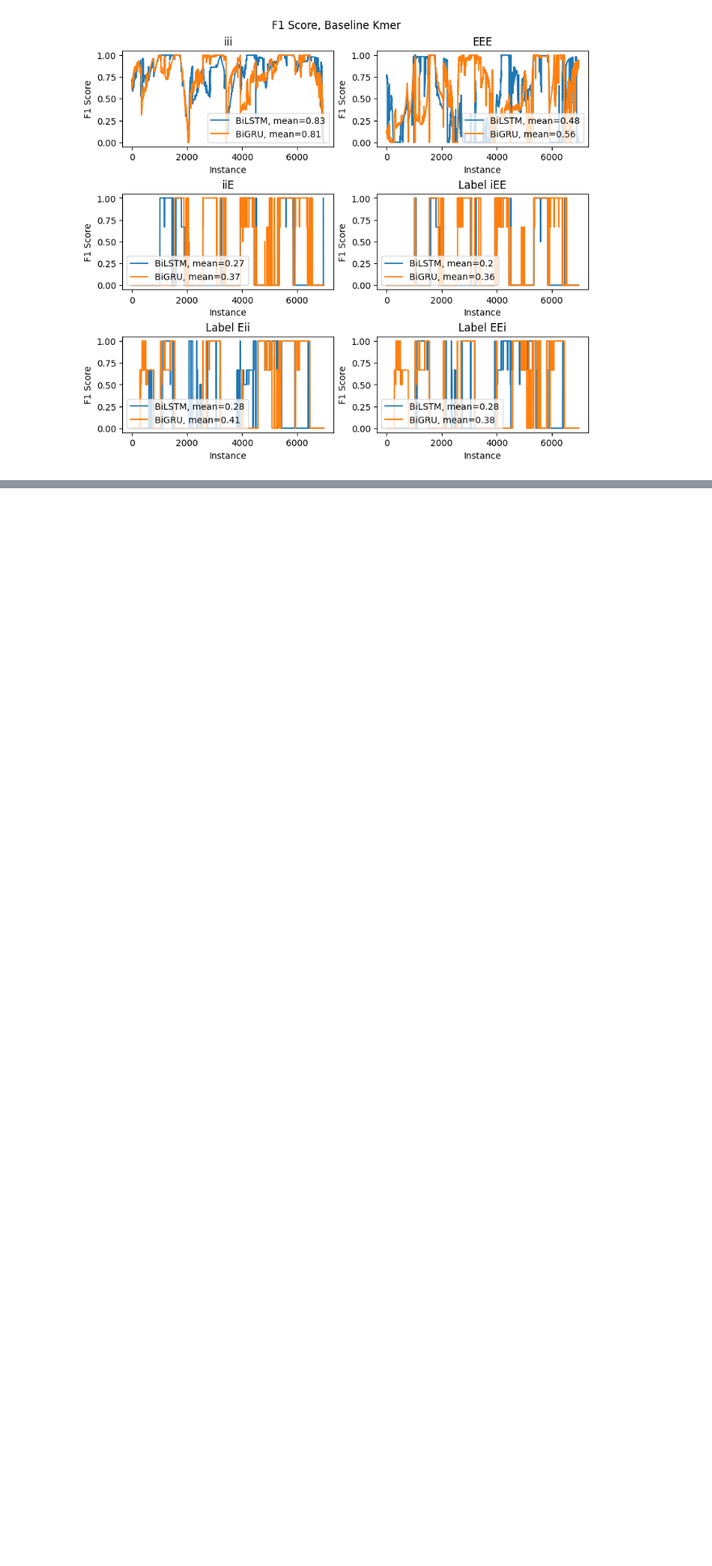
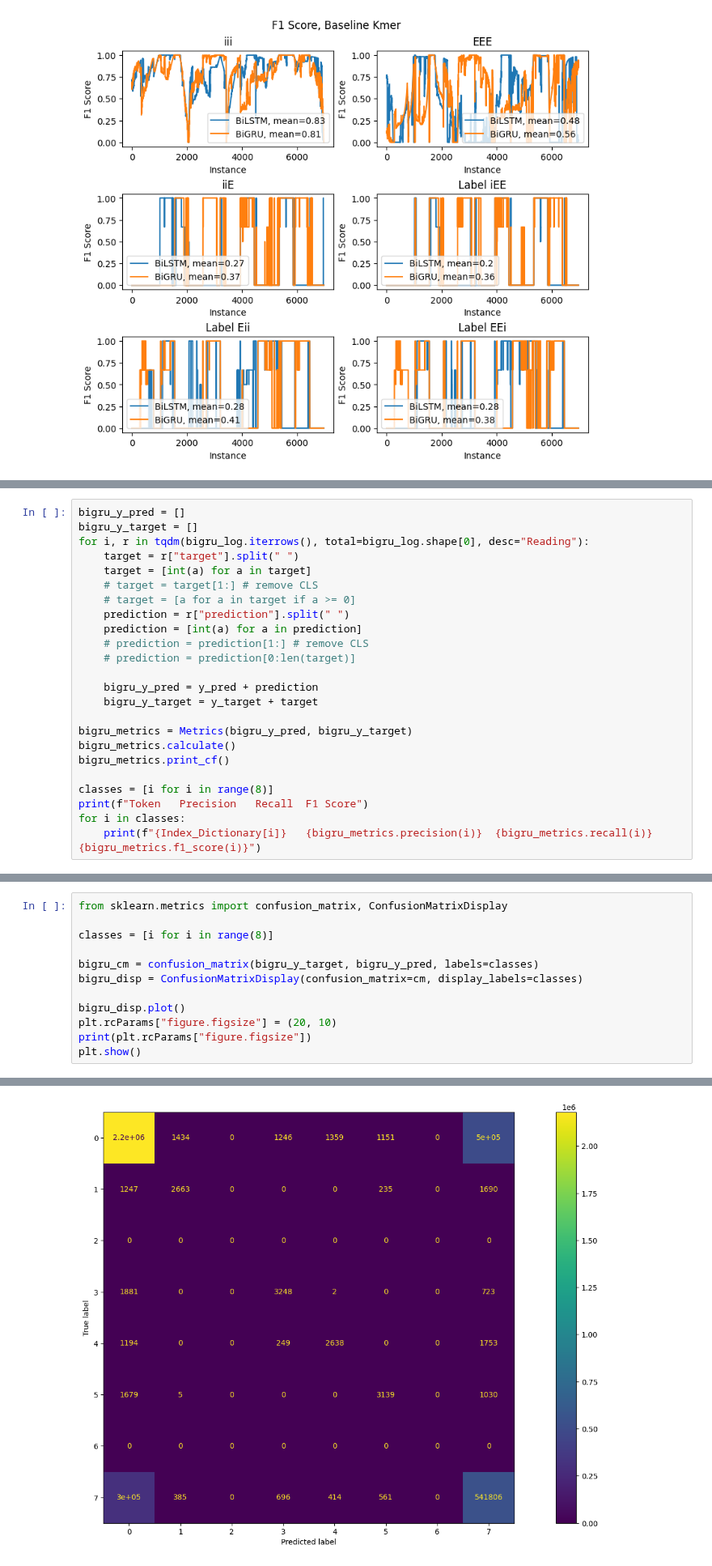
Before and after one commit to anwari32/sequence-processing, a Jupyter notebook: baseline_prediction.ipynb, the cells around one changed output, grey strips where cells are left out. Shown at 81% size. Saved outputs shown, nothing was run; the diff lists cells and outputs as text; blank space fills up the shorter version.

```diff
--- a/baseline_prediction.ipynb
+++ b/baseline_prediction.ipynb
@@ -596,0 +702,24 @@ plt.show()
+# %%
+bigru_y_pred = []
+bigru_y_target = []
+for i, r in tqdm(bigru_log.iterrows(), total=bigru_log.shape[0], desc="Reading"):
+    target = r["target"].split(" ")
+    target = [int(a) for a in target]
+    # target = target[1:] # remove CLS
+    # target = [a for a in target if a >= 0]
+    prediction = r["prediction"].split(" ")
+    prediction = [int(a) for a in prediction]
+    # prediction = prediction[1:] # remove CLS
+    # prediction = prediction[0:len(target)]
+
+    bigru_y_pred = y_pred + prediction
+    bigru_y_target = y_target + target
+
+bigru_metrics = Metrics(bigru_y_pred, bigru_y_target)
+bigru_metrics.calculate()
+bigru_metrics.print_cf()
+
+classes = [i for i in range(8)]
+print(f"Token   Precision   Recall  F1 Score")
+for i in classes:
+    print(f"{Index_Dictionary[i]}   {bigru_metrics.precision(i)}  {bigru_metrics.recall(i)} {bigru_metrics.f1_score(i)}")
@@ -596,0 +744,13 @@ plt.show()
+# %%
+from sklearn.metrics import confusion_matrix, ConfusionMatrixDisplay
+
+classes = [i for i in range(8)]
+
+bigru_cm = confusion_matrix(bigru_y_target, bigru_y_pred, labels=classes)
+bigru_disp = ConfusionMatrixDisplay(confusion_matrix=cm, display_labels=classes)
+
+bigru_disp.plot()
+plt.rcParams["figure.figsize"] = (20, 10)
+print(plt.rcParams["figure.figsize"])
+plt.show()
+# %% [output]
@@ -596,0 +758 @@ plt.show()
+[figure, added]
```
Also changed, not shown: parts of 7 cells of this notebook, 20 other files.
